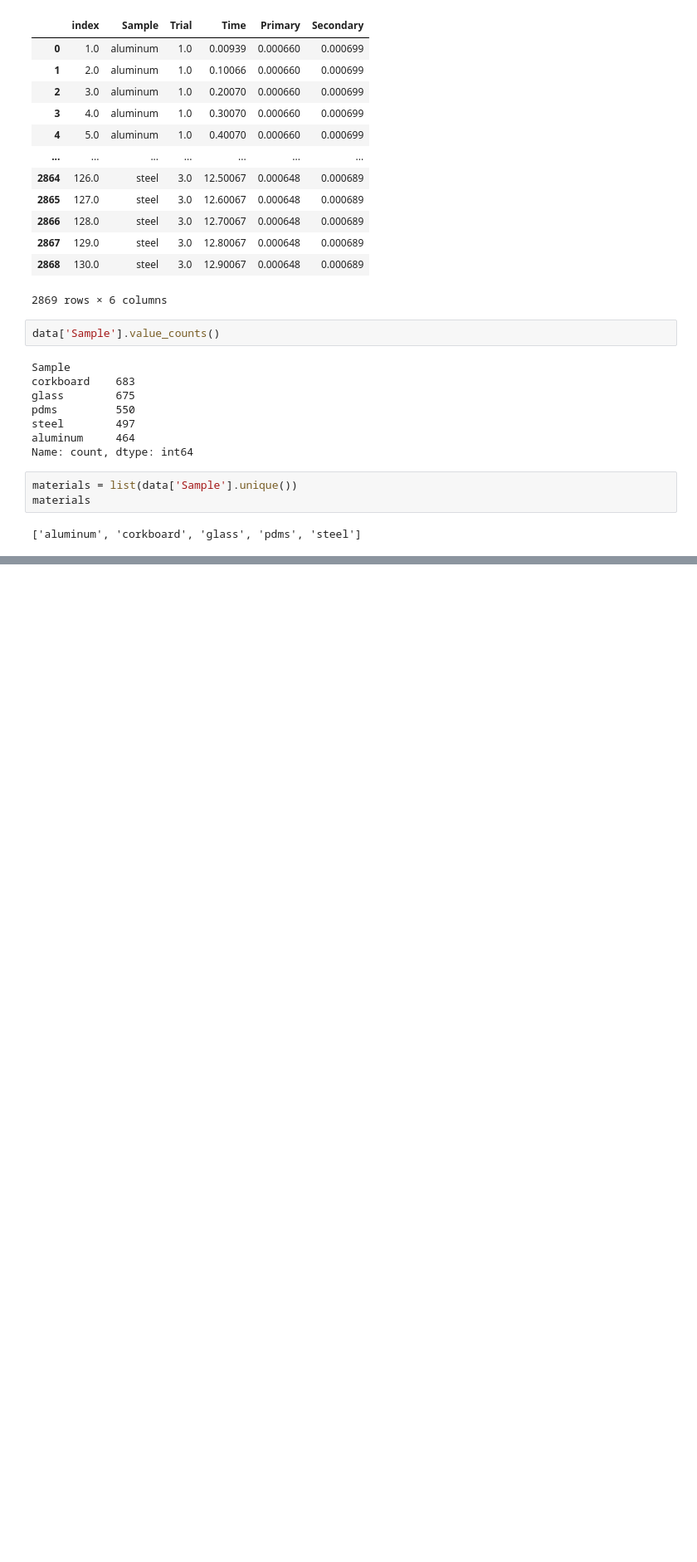
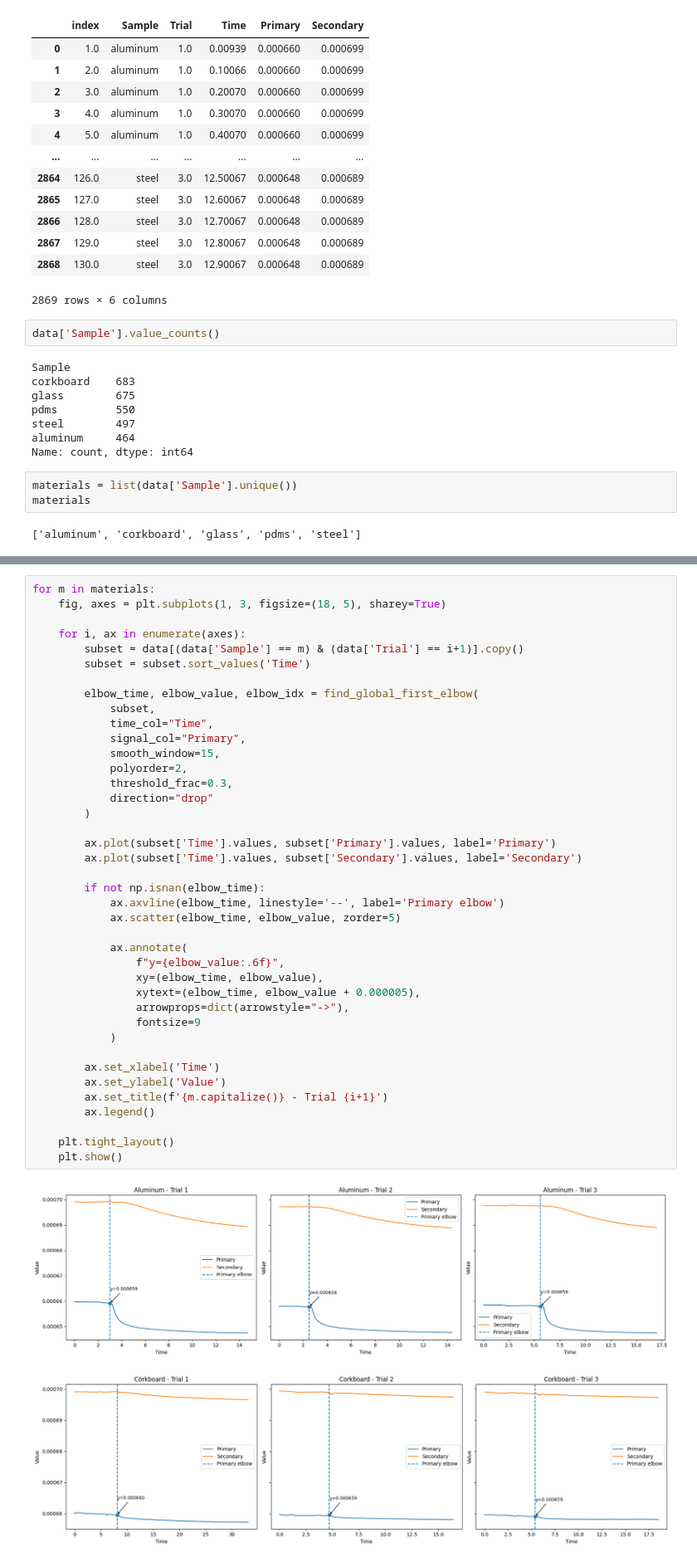
Before and after one commit to cojulieanne/Warmth-Sensor-Object-Detection, a Jupyter notebook: notebooks/01_exploration.ipynb, the cells around one changed output, grey strips where cells are left out. Shown at 83% size. Saved outputs shown, nothing was run; the diff lists cells and outputs as text; blank space fills up the shorter version.

```diff
--- a/notebooks/01_exploration.ipynb
+++ b/notebooks/01_exploration.ipynb
@@ -143,0 +285,43 @@ for m in materials:
+# %%
+for m in materials:
+    fig, axes = plt.subplots(1, 3, figsize=(18, 5), sharey=True)
+
+    for i, ax in enumerate(axes):
+        subset = data[(data['Sample'] == m) & (data['Trial'] == i+1)].copy()
+        subset = subset.sort_values('Time')
+
+        elbow_time, elbow_value, elbow_idx = find_global_first_elbow(
+            subset,
+            time_col="Time",
+            signal_col="Primary",
+            smooth_window=15,
+            polyorder=2,
+            threshold_frac=0.3,
+            direction="drop"
+        )
+
+        ax.plot(subset['Time'].values, subset['Primary'].values, label='Primary')
+        ax.plot(subset['Time'].values, subset['Secondary'].values, label='Secondary')
+
+        if not np.isnan(elbow_time):
+            ax.axvline(elbow_time, linestyle='--', label='Primary elbow')
+            ax.scatter(elbow_time, elbow_value, zorder=5)
+
+            ax.annotate(
+                f"y={elbow_value:.6f}",
+                xy=(elbow_time, elbow_value),
+                xytext=(elbow_time, elbow_value + 0.000005),
+                arrowprops=dict(arrowstyle="->"),
+                fontsize=9
+            )
+
+        ax.set_xlabel('Time')
+        ax.set_ylabel('Value')
+        ax.set_title(f'{m.capitalize()} - Trial {i+1}')
+        ax.legend()
+
+    plt.tight_layout()
+    plt.show()
+# %% [output]
+[figure, added]
+[figure, added]
```
Also changed, not shown: parts of 23 cells of this notebook.
